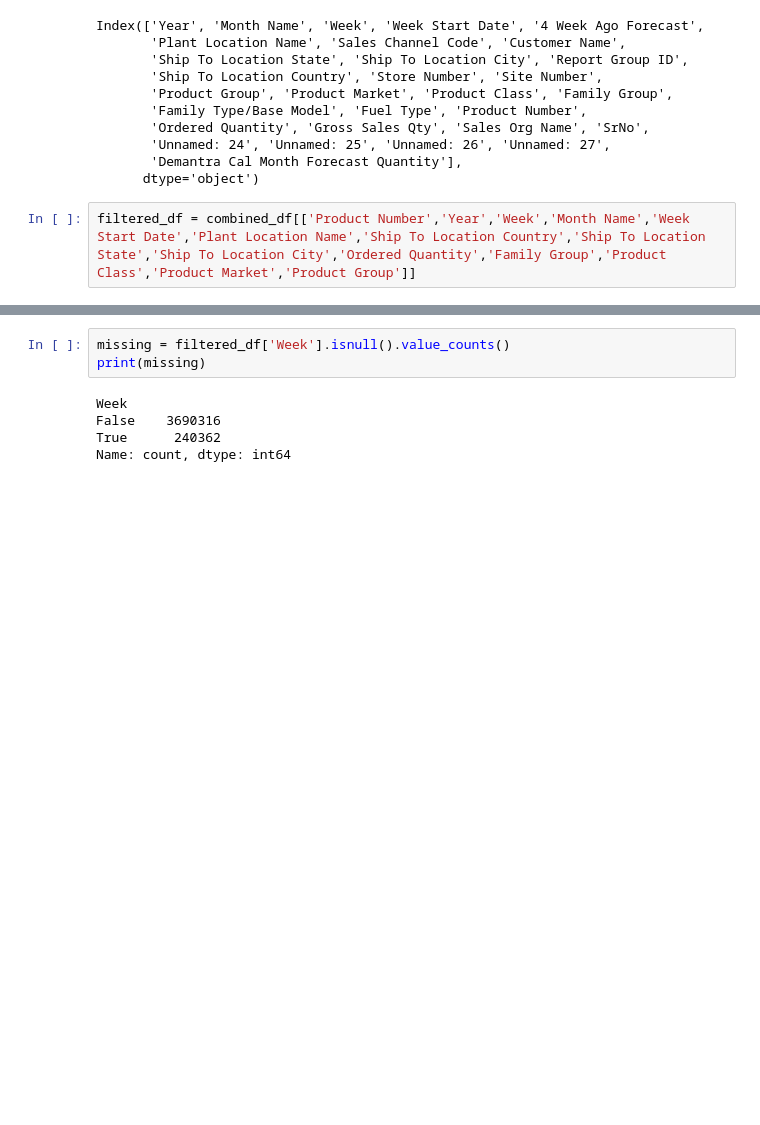
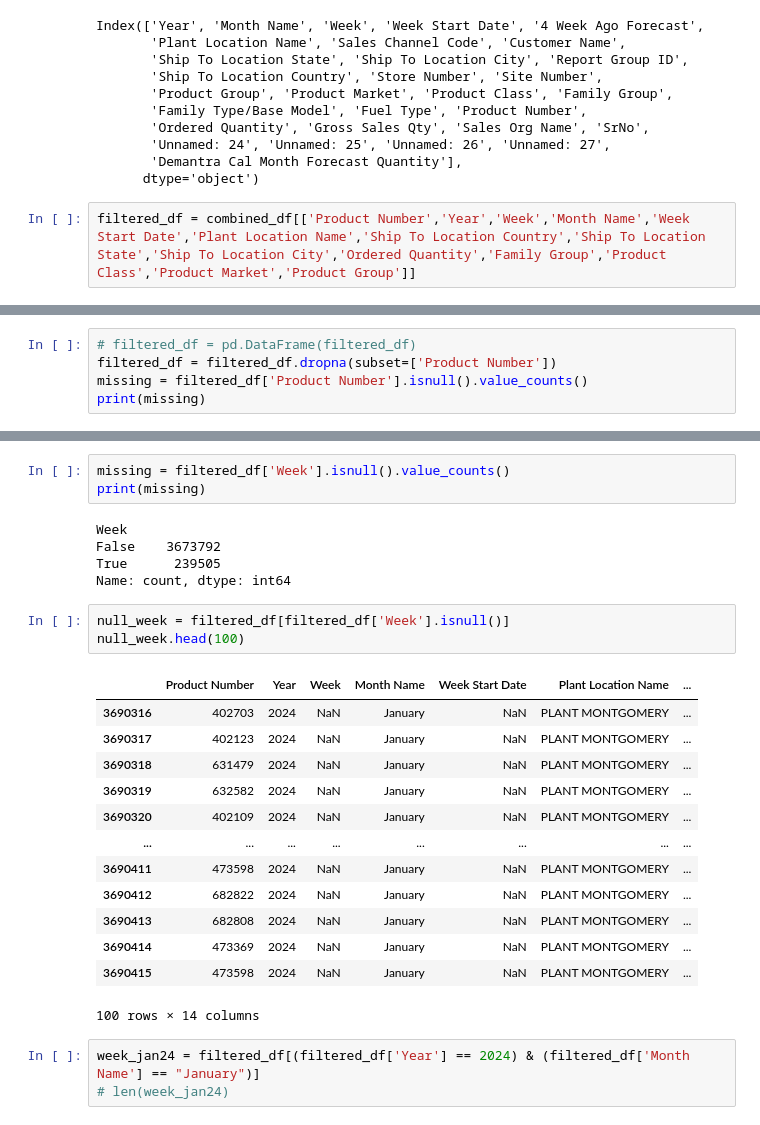
Before and after one commit to bilaalmunir/DataScience-OrderQuantity-Forecasting, a Jupyter notebook: main.ipynb, the cells around one changed output, grey strips where cells are left out. Cells and saved outputs as stored; diff of their text form; blank space fills up the shorter version.

Commit message:
data processing cleaned products numbers

```diff
--- a/Product Order Forecasting/main.ipynb
+++ b/main.ipynb
@@ -102,0 +131,5 @@ filtered_df.head()
+# %%
+# filtered_df = pd.DataFrame(filtered_df)
+filtered_df = filtered_df.dropna(subset=['Product Number'])
+missing = filtered_df['Product Number'].isnull().value_counts()
+print(missing)
@@ -105,6 +160,26 @@ missing = filtered_df['Week'].isnull().value_counts()
 print(missing)
 # %% [output]
 Week
-False    3690316
-True      240362
+False    3673792
+True      239505
 Name: count, dtype: int64
+# %%
+null_week = filtered_df[filtered_df['Week'].isnull()]
+null_week.head(100)
+# %% [output]
+|  | Product Number | Year | Week | Month Name | Week Start Date | Plant Location Name | ... |
+| 3690316 | 402703 | 2024 | NaN | January | NaN | PLANT MONTGOMERY | ... |
+| 3690317 | 402123 | 2024 | NaN | January | NaN | PLANT MONTGOMERY | ... |
+| 3690318 | 631479 | 2024 | NaN | January | NaN | PLANT MONTGOMERY | ... |
+| 3690319 | 632582 | 2024 | NaN | January | NaN | PLANT MONTGOMERY | ... |
+| 3690320 | 402109 | 2024 | NaN | January | NaN | PLANT MONTGOMERY | ... |
+| ... | ... | ... | ... | ... | ... | ... | ... |
+| 3690411 | 473598 | 2024 | NaN | January | NaN | PLANT MONTGOMERY | ... |
+| 3690412 | 682822 | 2024 | NaN | January | NaN | PLANT MONTGOMERY | ... |
+| 3690413 | 682808 | 2024 | NaN | January | NaN | PLANT MONTGOMERY | ... |
+| 3690414 | 473369 | 2024 | NaN | January | NaN | PLANT MONTGOMERY | ... |
+| 3690415 | 473598 | 2024 | NaN | January | NaN | PLANT MONTGOMERY | ... |
+100 rows × 14 columns
+# %%
+week_jan24 = filtered_df[(filtered_df['Year'] == 2024) & (filtered_df['Month Name'] == "January")]
+# len(week_jan24)
```
Also changed, not shown: parts of 11 cells of this notebook.
